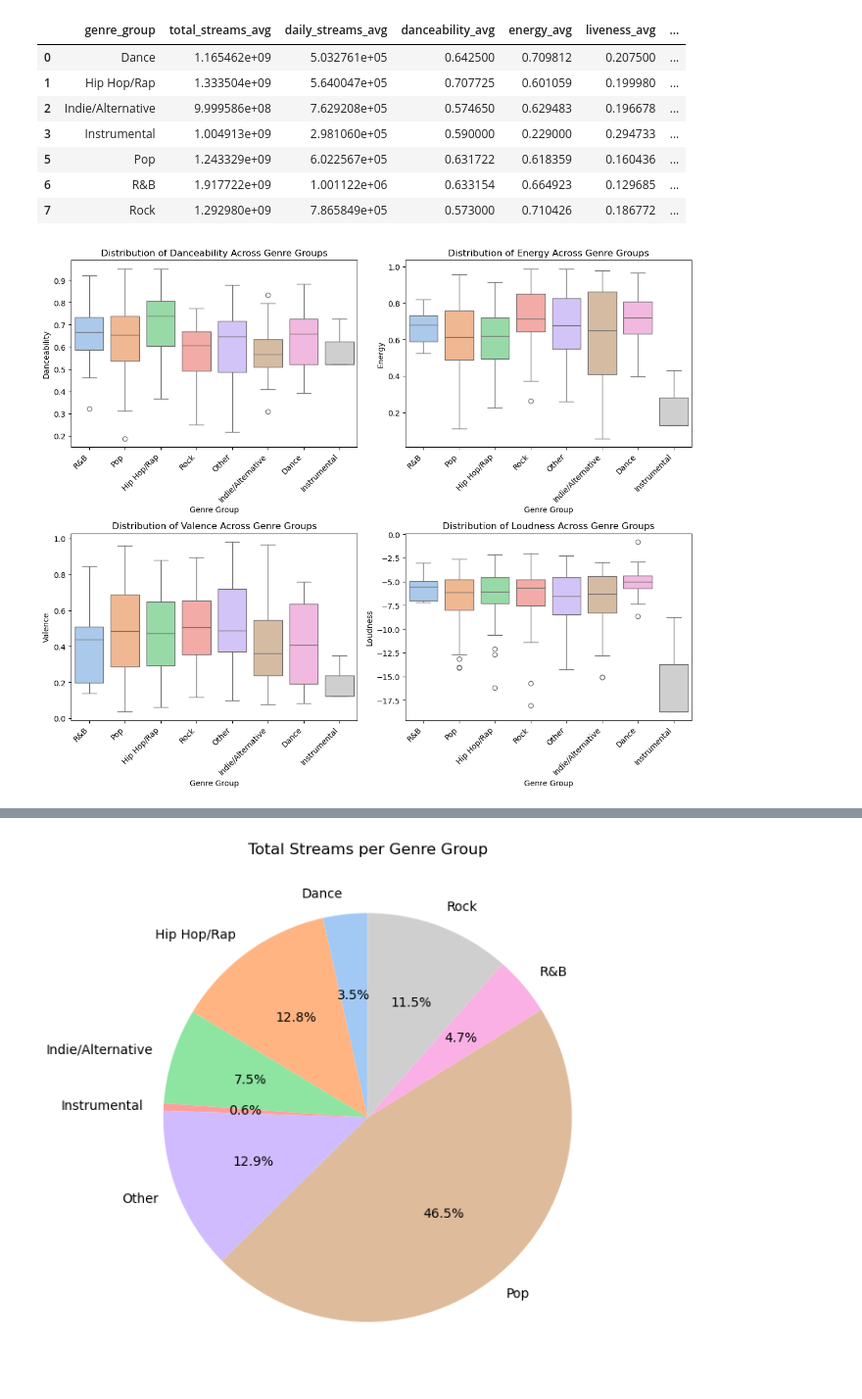
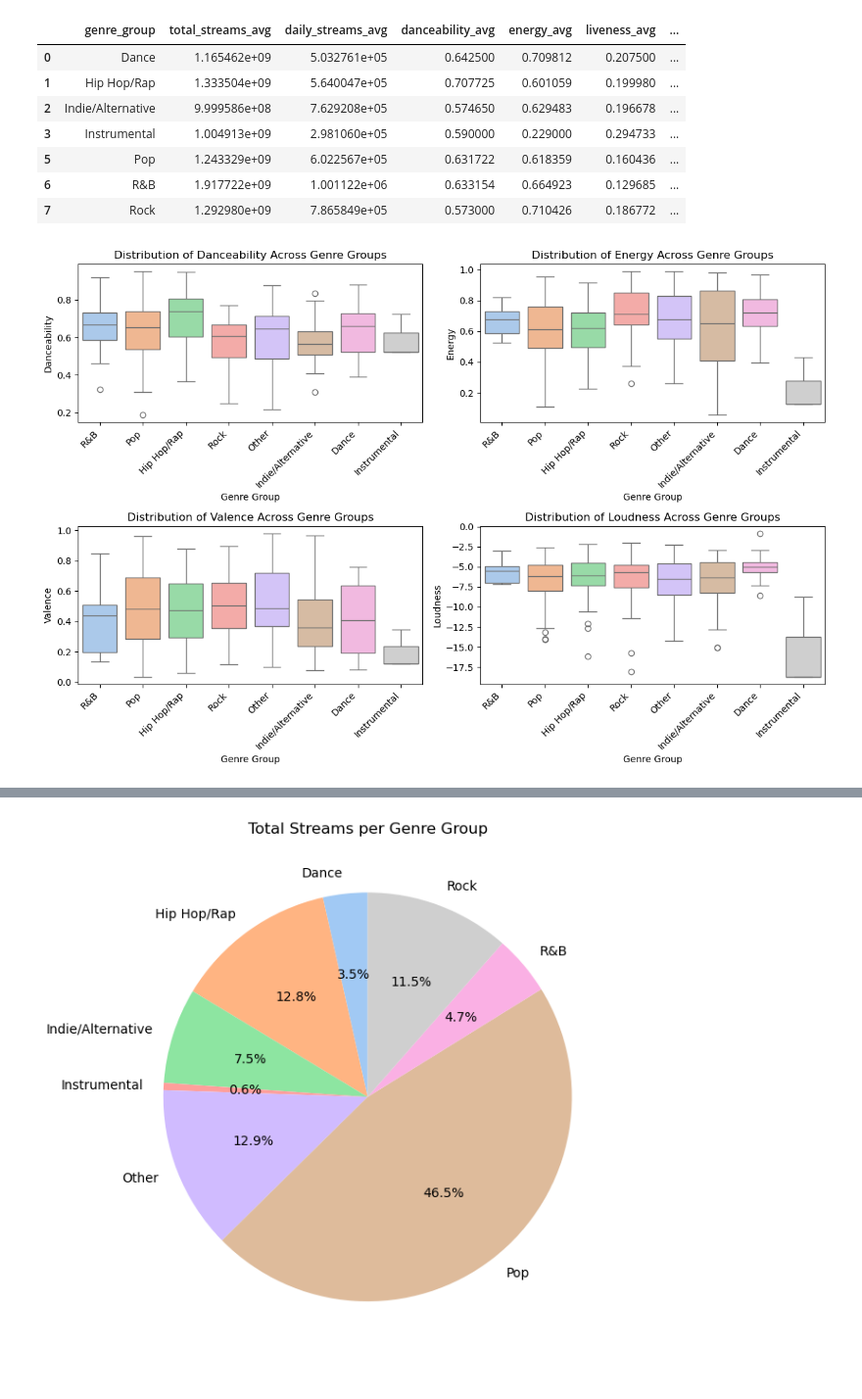
Before and after one commit to mojolemker/3250-data-analytics-template, a Jupyter notebook: code/notebooks/005-genereAnalysis.ipynb, the cells around one changed output, grey strips where cells are left out. Shown: that part at 98% size. Cells and saved outputs as stored; diff of their text form; code cells hidden in the pictures.

```diff
--- a/code/notebooks/005-genereAnalysis.ipynb
+++ b/code/notebooks/005-genereAnalysis.ipynb
@@ -74,25 +74,25 @@ top_track_genres
 | 6 | R&B | 1.917722e+09 | 1.001122e+06 | 0.633154 | 0.664923 | 0.129685 | ... |
 | 7 | Rock | 1.292980e+09 | 7.865849e+05 | 0.573000 | 0.710426 | 0.186772 | ... |
 # %%
-# Set up a grid of plots for multiple features
+# Plot characteristics across 4 different box plots
 features = ['danceability', 'energy', 'valence', 'loudness']
-fig, axes = plt.subplots(2, 2, figsize=(12, 10))
+fig, axes = plt.subplots(2, 2, figsize=(12, 8))
 
 for i, feature in enumerate(features):
     ax = axes[i//2, i%2]
     sns.boxplot(data=streaming_df, x='genre_group', y=feature, ax=ax, hue='genre_group', palette='pastel')
     ax.set_title(f'Distribution of {feature.title()} Across Genre Groups')
     ax.set_xlabel('Genre Group')
     ax.set_ylabel(feature.title())
 
-    # Set tick positions and rotate the labels
+    # Generate ticks and rotate them so they can be read
     ticks = ax.get_xticks()
-    ax.set_xticks(ticks)  # Ensure ticks are set first
-    ax.set_xticklabels(ax.get_xticklabels(), rotation=45, ha='right')  # Rotate x-axis labels
+    ax.set_xticks(ticks)
+    ax.set_xticklabels(ax.get_xticklabels(), rotation=45, ha='right')
 
 plt.tight_layout()
 plt.show()
 # %% [output]
-[figure, old version]
+[figure, new version]
 # %%
 # Using top_track_genres dataframe
```
Also changed, not shown: parts of 8 cells of this notebook, 1 other file.
